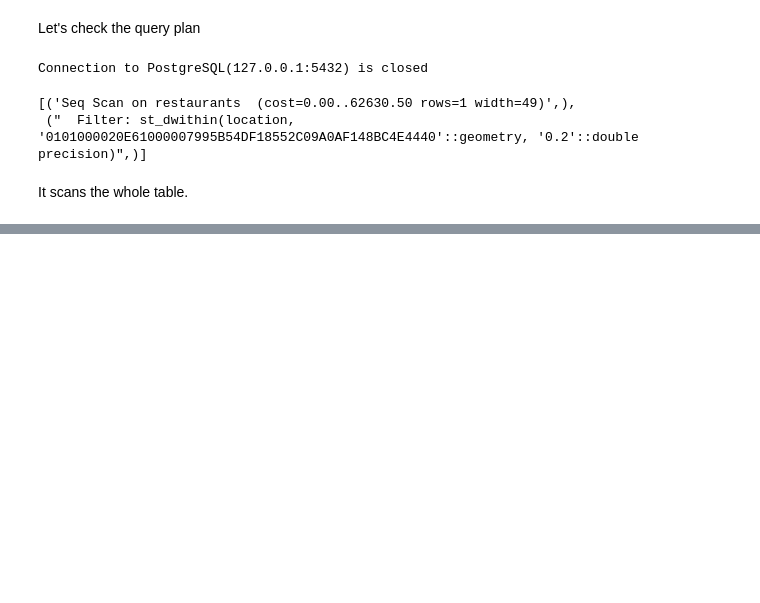
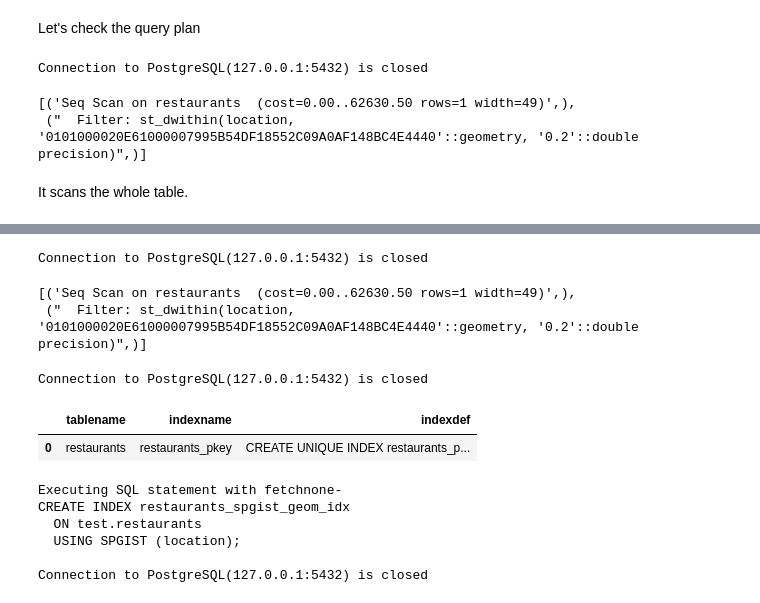
Before and after one commit to ozdemirht/py_redis_1, a Jupyter notebook: docs/Note-Postgresql-Spatial.ipynb, the cells around one changed output, grey strips where cells are left out. Drawn from its saved outputs; the diff is of its cells as text; code cells hidden in the pictures; blank space fills up the shorter version.

```diff
--- a/docs/Note-Postgresql-Spatial.ipynb
+++ b/docs/Note-Postgresql-Spatial.ipynb
@@ -419,3 +419,31 @@ Connection to PostgreSQL(127.0.0.1:5432) is closed
  ("  Filter: st_dwithin(location, '0101000020E61000007995B54DF18552C09A0AF148BC4E4440'::geometry, '0.2'::double precision)",)]
 # %% [markdown]
 It scans the whole table.
+# %%
+create_index_sql = f"""
+CREATE INDEX restaurants_geom_idx
+  ON test.restaurants
+  USING GIST (location);
+"""
+drop_index_sql = "DROP INDEX IF EXISTS test.restaurants_geom_idx;"
+
+create_spgist_index_sql = f"""
+CREATE INDEX restaurants_spgist_geom_idx
+  ON test.restaurants
+  USING SPGIST (location);
+"""
+drop_spgist_index_sql = "DROP INDEX IF EXISTS test.restaurants_spgist_geom_idx;"
+
+check_indices_sql = """
+SELECT
+    tablename,
+    indexname,
+    indexdef
+FROM
+    pg_indexes
+WHERE
+    schemaname = 'test' and tablename = 'restaurants'
+ORDER BY
+    tablename,
+    indexname;
+"""
@@ -421,0 +490,24 @@ It scans the whole table.
+# %%
+reply = execute_sqL_with_fetchall(explain_query)
+reply
+# %% [output]
+Connection to PostgreSQL(127.0.0.1:5432) is closed
+[('Seq Scan on restaurants  (cost=0.00..62630.50 rows=1 width=49)',),
+ ("  Filter: st_dwithin(location, '0101000020E61000007995B54DF18552C09A0AF148BC4E4440'::geometry, '0.2'::double precision)",)]
+# %%
+column_names2 = [ 'tablename', 'indexname','indexdef']
+df2 = pd.DataFrame(execute_sqL_with_fetchall(check_indices_sql),columns=column_names2)
+df2
+# %% [output]
+Connection to PostgreSQL(127.0.0.1:5432) is closed
+|  | tablename | indexname | indexdef |
+| 0 | restaurants | restaurants_pkey | CREATE UNIQUE INDEX restaurants_p... |
+# %%
+reply_idx = execute_sqL_with_fetchnone(create_spgist_index_sql)
+# %% [output]
+Executing SQL statement with fetchnone-
+CREATE INDEX restaurants_spgist_geom_idx
+  ON test.restaurants
+  USING SPGIST (location);
+
+Connection to PostgreSQL(127.0.0.1:5432) is closed
```
Also changed, not shown: parts of 24 cells of this notebook.
